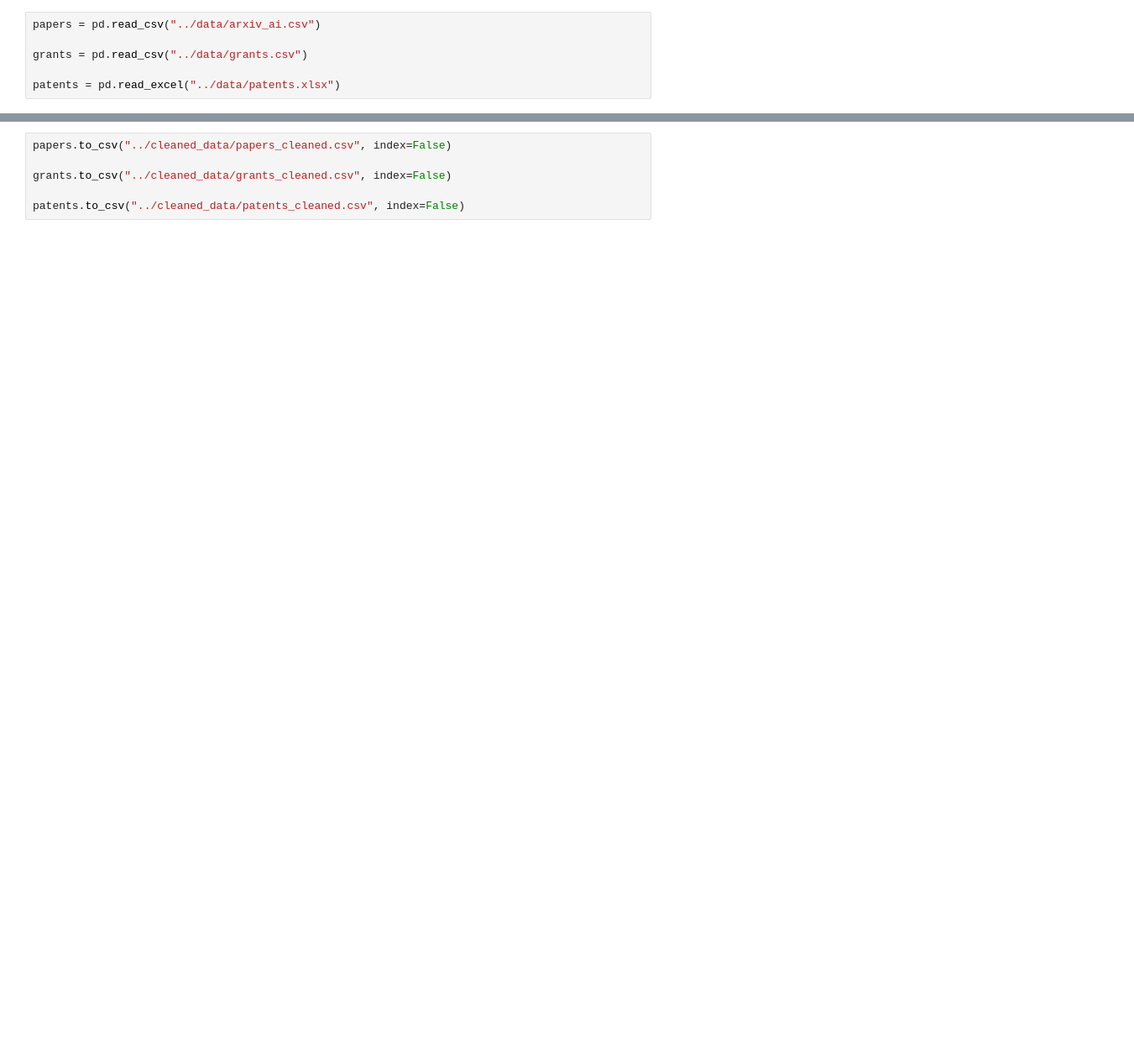
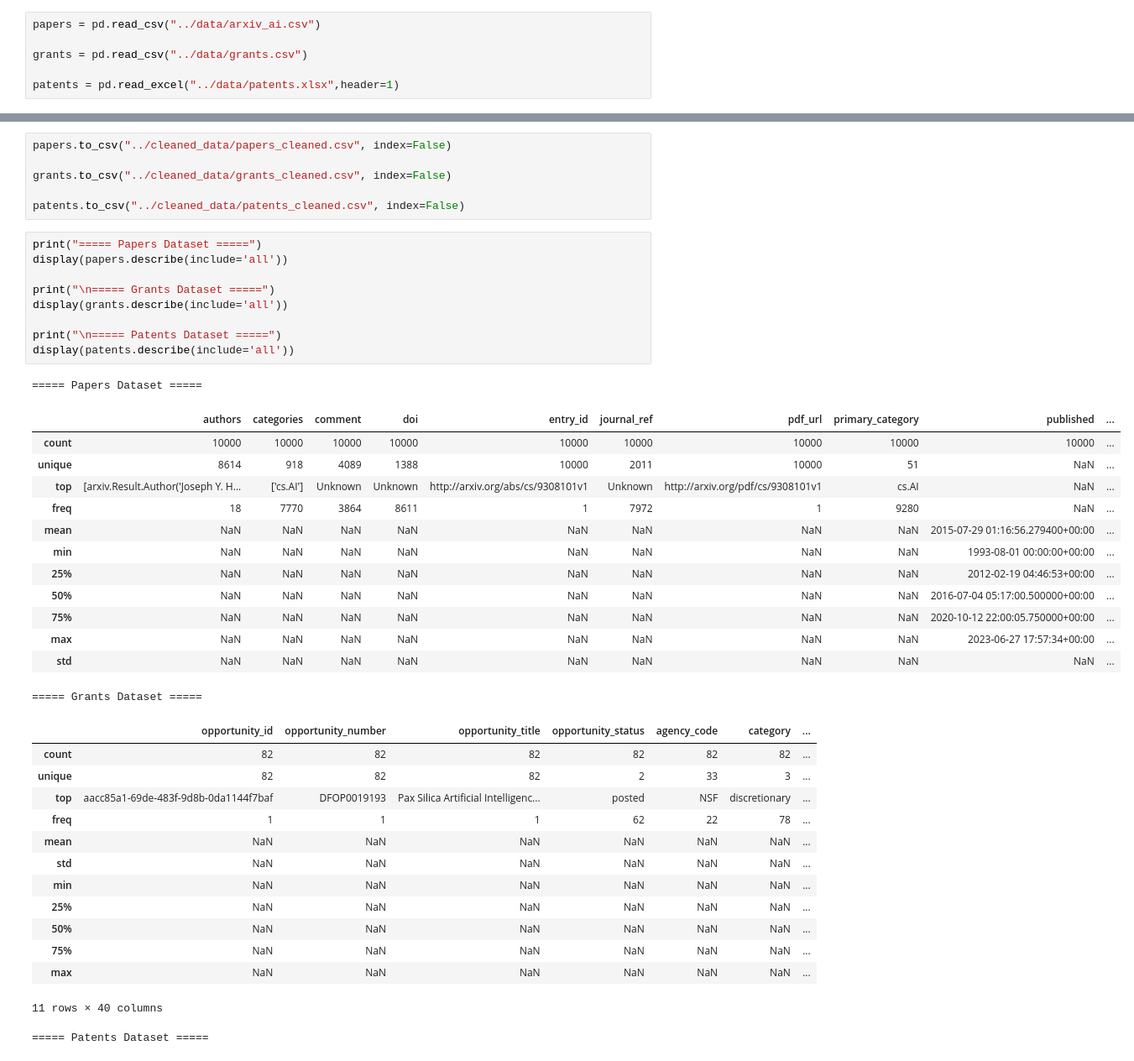
Before and after one commit to springboardmentor1/Research-Funding-Innovation-Intelligence-Platform, a Jupyter notebook: backend/notebooks/preprocessing.ipynb, the cells around one changed output, grey strips where cells are left out. Shown at 84% size. Cells and saved outputs as stored; diff of their text form; blank space fills up the shorter version.

```diff
--- a/backend/notebooks/preprocessing.ipynb
+++ b/backend/notebooks/preprocessing.ipynb
@@ -9,7 +7,7 @@ papers = pd.read_csv("../data/arxiv_ai.csv")
 
 grants = pd.read_csv("../data/grants.csv")
 
-patents = pd.read_excel("../data/patents.xlsx")
+patents = pd.read_excel("../data/patents.xlsx",header=1)
 # %%
 print("Research Papers Dataset")
 papers.head()
@@ -70,3 +265,41 @@ papers.to_csv("../cleaned_data/papers_cleaned.csv", index=False)
 grants.to_csv("../cleaned_data/grants_cleaned.csv", index=False)
 
 patents.to_csv("../cleaned_data/patents_cleaned.csv", index=False)
+# %%
+print("===== Papers Dataset =====")
+display(papers.describe(include='all'))
+
+print("\n===== Grants Dataset =====")
+display(grants.describe(include='all'))
+
+print("\n===== Patents Dataset =====")
+display(patents.describe(include='all'))
+# %% [output]
+===== Papers Dataset =====
+|  | authors | categories | comment | doi | entry_id | journal_ref | pdf_url | primary_category | published | ... |
+| count | 10000 | 10000 | 10000 | 10000 | 10000 | 10000 | 10000 | 10000 | 10000 | ... |
+| unique | 8614 | 918 | 4089 | 1388 | 10000 | 2011 | 10000 | 51 | NaN | ... |
+| top | [arxiv.Result.Author('Joseph Y. H... | ['cs.AI'] | Unknown | Unknown | http://arxiv.org/abs/cs/9308101v1 | Unknown | http://arxiv.org/pdf/cs/9308101v1 | cs.AI | NaN | ... |
+| freq | 18 | 7770 | 3864 | 8611 | 1 | 7972 | 1 | 9280 | NaN | ... |
+| mean | NaN | NaN | NaN | NaN | NaN | NaN | NaN | NaN | 2015-07-29 01:16:56.279400+00:00 | ... |
+| min | NaN | NaN | NaN | NaN | NaN | NaN | NaN | NaN | 1993-08-01 00:00:00+00:00 | ... |
+| 25% | NaN | NaN | NaN | NaN | NaN | NaN | NaN | NaN | 2012-02-19 04:46:53+00:00 | ... |
+| 50% | NaN | NaN | NaN | NaN | NaN | NaN | NaN | NaN | 2016-07-04 05:17:00.500000+00:00 | ... |
+| 75% | NaN | NaN | NaN | NaN | NaN | NaN | NaN | NaN | 2020-10-12 22:00:05.750000+00:00 | ... |
+| max | NaN | NaN | NaN | NaN | NaN | NaN | NaN | NaN | 2023-06-27 17:57:34+00:00 | ... |
+| std | NaN | NaN | NaN | NaN | NaN | NaN | NaN | NaN | NaN | ... |
+===== Grants Dataset =====
+|  | opportunity_id | opportunity_number | opportunity_title | opportunity_status | agency_code | category | ... |
+| count | 82 | 82 | 82 | 82 | 82 | 82 | ... |
+| unique | 82 | 82 | 82 | 2 | 33 | 3 | ... |
+| top | aacc85a1-69de-483f-9d8b-0da1144f7baf | DFOP0019193 | Pax Silica Artificial Intelligenc... | posted | NSF | discretionary | ... |
+| freq | 1 | 1 | 1 | 62 | 22 | 78 | ... |
+| mean | NaN | NaN | NaN | NaN | NaN | NaN | ... |
+| std | NaN | NaN | NaN | NaN | NaN | NaN | ... |
+| min | NaN | NaN | NaN | NaN | NaN | NaN | ... |
+| 25% | NaN | NaN | NaN | NaN | NaN | NaN | ... |
+| 50% | NaN | NaN | NaN | NaN | NaN | NaN | ... |
+| 75% | NaN | NaN | NaN | NaN | NaN | NaN | ... |
+| max | NaN | NaN | NaN | NaN | NaN | NaN | ... |
+11 rows × 40 columns
+===== Patents Dataset =====
```
Also changed, not shown: parts of 35 cells of this notebook, 5 other files.
